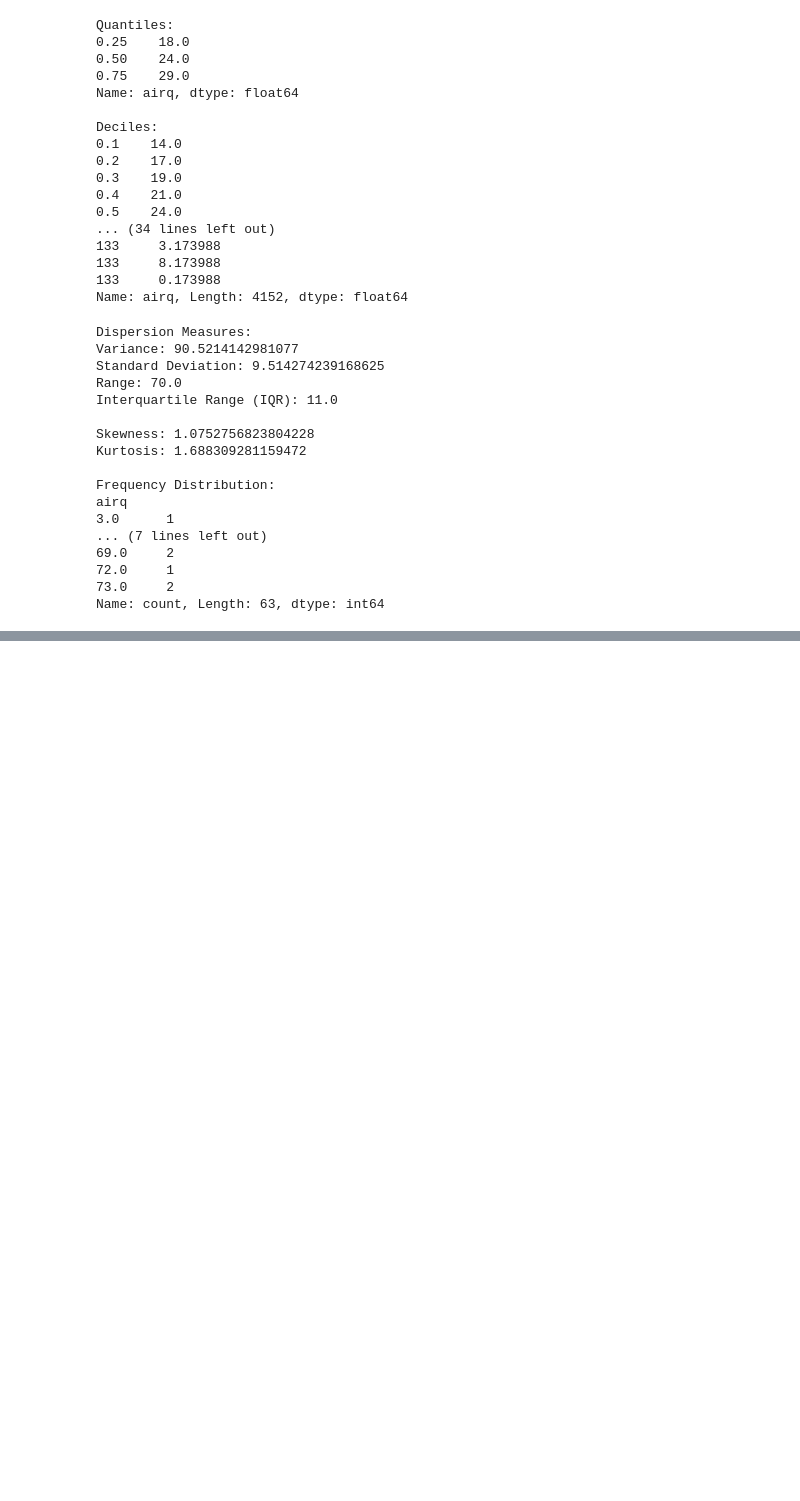
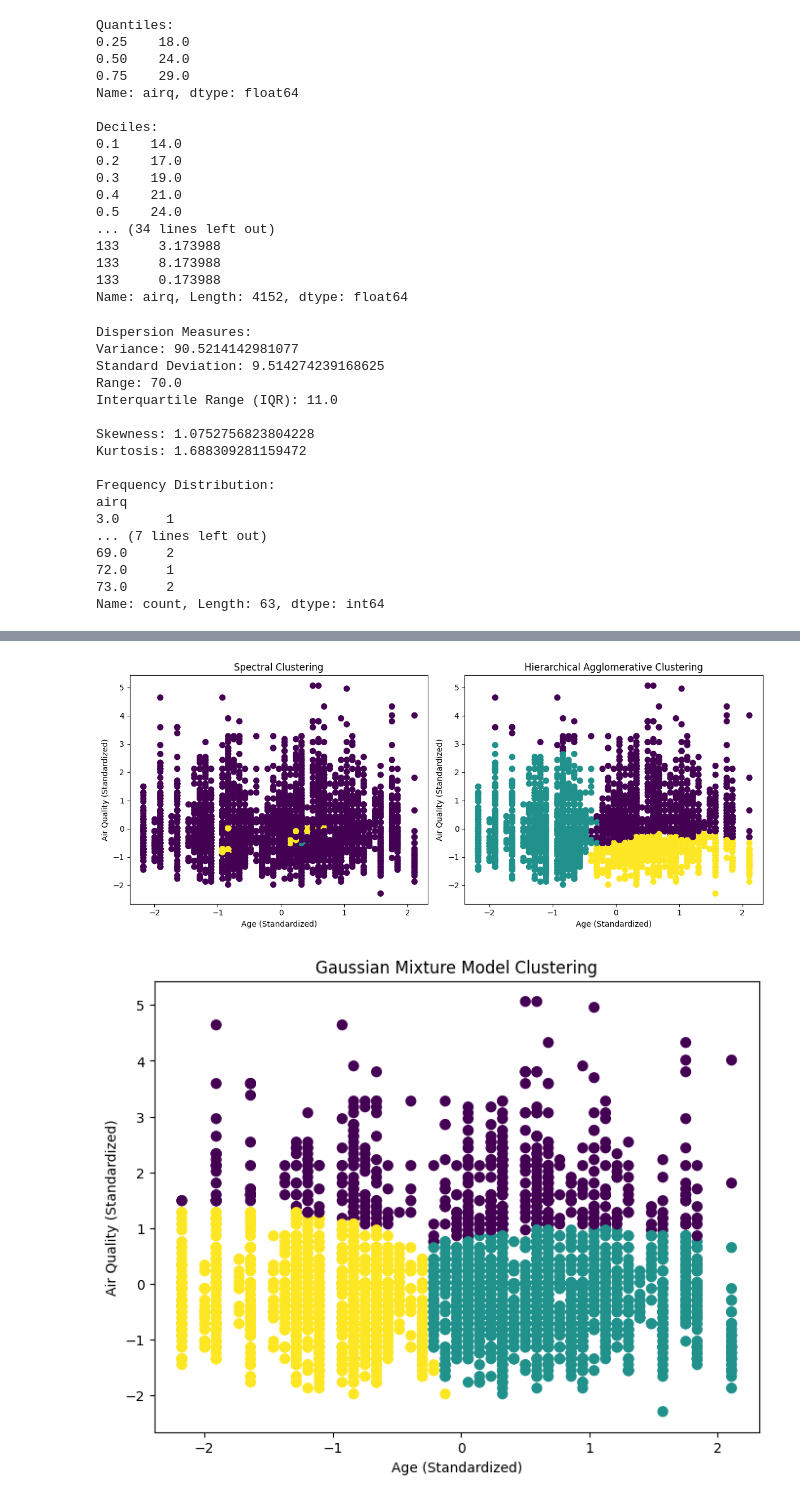
Before and after one commit to BLSwathi/Exploratory_Data_Analysis, a Jupyter notebook: EDA_DA.ipynb, the cells around one changed output, grey strips where cells are left out. Saved outputs shown, nothing was run; the diff lists cells and outputs as text; code cells hidden in the pictures; blank space fills up the shorter version.

```diff
--- a/EDA_DA.ipynb
+++ b/EDA_DA.ipynb
@@ -686,0 +799,74 @@ Name: count, Length: 63, dtype: int64
+# %%
+# MODULE-5: Clustering with Given Dataset
+# Import Libraries
+import pandas as pd
+import numpy as np
+import seaborn as sns
+import matplotlib.pyplot as plt
+from sklearn.preprocessing import StandardScaler
+from sklearn.cluster import SpectralClustering, AgglomerativeClustering, KMeans
+from sklearn.mixture import GaussianMixture
+
+# Check the first few rows to understand the structure of the data
+print(Data_045.head())
+
+# Selecting relevant columns for clustering: 'age' and 'airq'
+X = Data_045[['age', 'airq']].values
+
+# Standardizing the data
+X_scaled = StandardScaler().fit_transform(X)
+
+# 1. Spectral Clustering
+spectral_clustering = SpectralClustering(n_clusters=3, affinity='nearest_neighbors', random_state=0)
+labels_spectral = spectral_clustering.fit_predict(X_scaled)
+
+# Plotting Spectral Clustering Results
+plt.figure(figsize=(12, 5))
+plt.subplot(1, 2, 1)
+plt.scatter(X_scaled[:, 0], X_scaled[:, 1], c=labels_spectral, cmap='viridis', s=50)
+plt.title('Spectral Clustering')
+plt.xlabel('Age (Standardized)')
+plt.ylabel('Air Quality (Standardized)')
+
+# 2. Hierarchical Agglomerative Clustering
+agglo_clustering = AgglomerativeClustering(n_clusters=3)
+labels_agglo = agglo_clustering.fit_predict(X_scaled)
+
+# Plotting Hierarchical Agglomerative Clustering Results
+plt.subplot(1, 2, 2)
+plt.scatter(X_scaled[:, 0], X_scaled[:, 1], c=labels_agglo, cmap='viridis', s=50)
+plt.title('Hierarchical Agglomerative Clustering')
+plt.xlabel('Age (Standardized)')
+plt.ylabel('Air Quality (Standardized)')
+
+plt.tight_layout()
+plt.show()
+
+# 3. Expectation-Maximization (Gaussian Mixture Model)
+gmm = GaussianMixture(n_components=3)
+gmm.fit(X_scaled)
+labels_gmm = gmm.predict(X_scaled)
+
+# Plotting GMM Results
+plt.figure(figsize=(8, 6))
+plt.scatter(X_scaled[:, 0], X_scaled[:, 1], c=labels_gmm, cmap='viridis', s=50)
+plt.title('Gaussian Mixture Model Clustering')
+plt.xlabel('Age (Standardized)')
+plt.ylabel('Air Quality (Standardized)')
+plt.show()
+
+# Outlier Detection (using GMM)
+outlier_threshold = 0.1  # Define threshold for outlier detection
+probs = gmm.predict_proba(X_scaled)
+outliers = X_scaled[np.max(probs, axis=1) < outlier_threshold]
+
+# Plotting Outliers
+plt.figure(figsize=(8, 6))
+plt.scatter(X_scaled[:, 0], X_scaled[:, 1], c=labels_gmm, cmap='viridis', s=50)
+plt.scatter(outliers[:, 0], outliers[:, 1], color='red', s=100, label='Outliers')
+plt.title('Outlier Detection with GMM')
+plt.xlabel('Age (Standardized)')
+plt.ylabel('Air Quality (Standardized)')
+plt.legend()
+plt.show()
+# %% [output]
@@ -686,0 +879,2 @@ Name: count, Length: 63, dtype: int64
+[figure, added]
+[figure, added]
```
Also changed, not shown: parts of 4 cells of this notebook.
